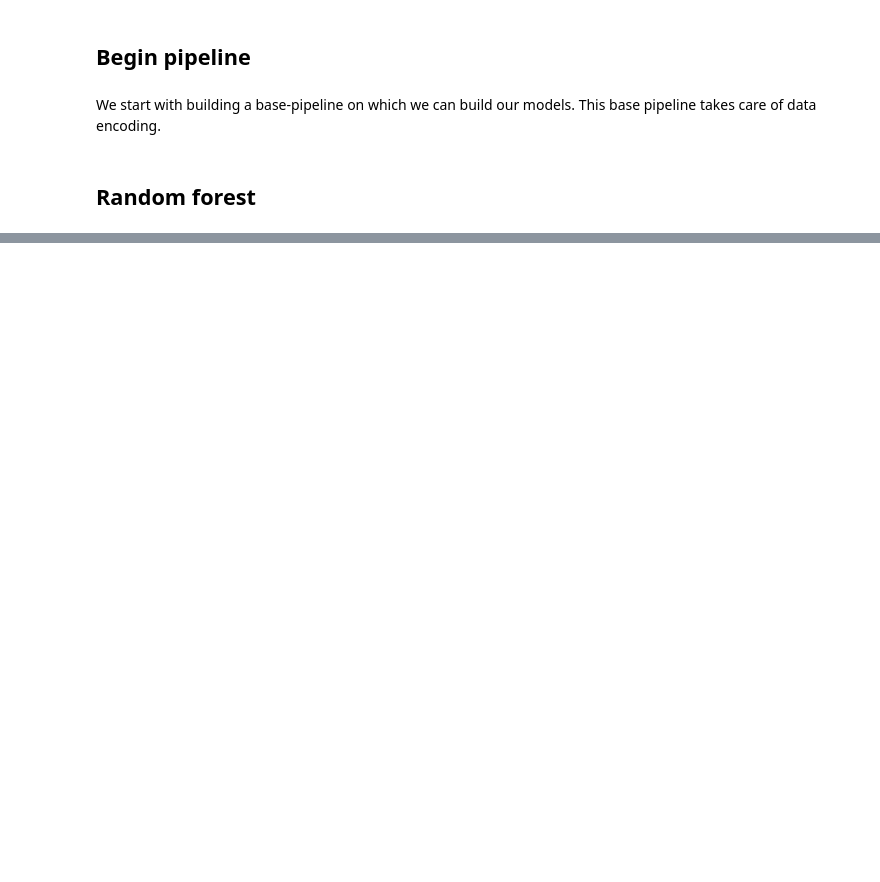
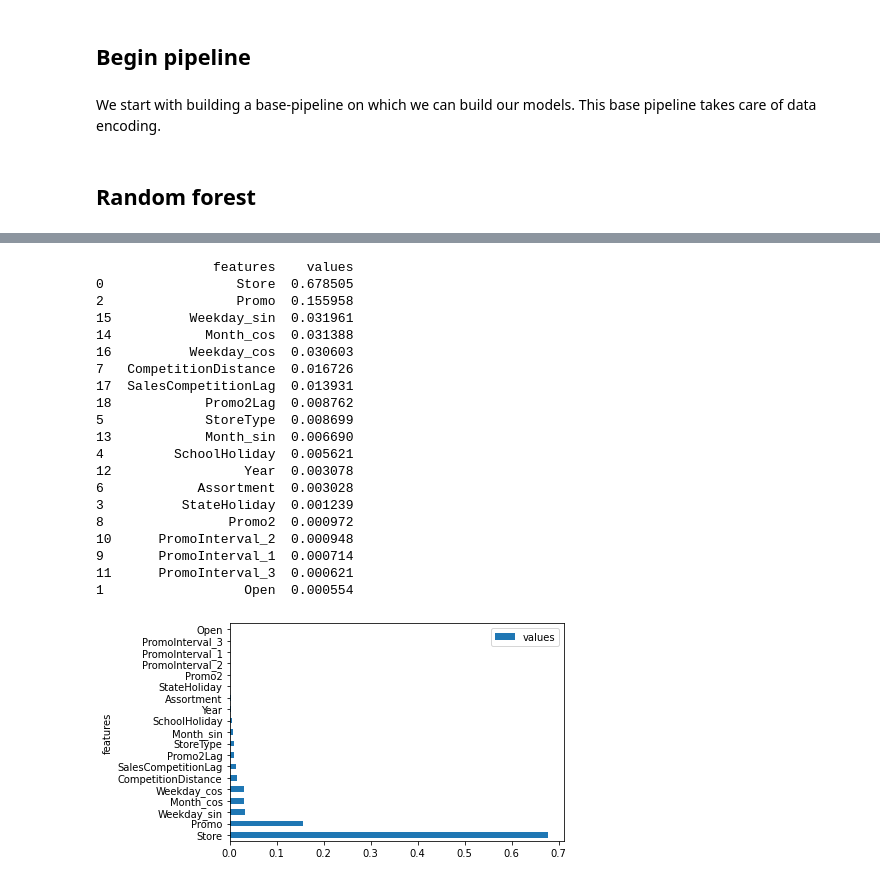
Before and after one commit to cverst/minicomp, a Jupyter notebook: Implementation of pipeline.ipynb, the cells around one changed output, grey strips where cells are left out. Cells and saved outputs as stored; diff of their text form; code cells hidden in the pictures; blank space fills up the shorter version.

```diff
--- a/Implementation of pipeline.ipynb
+++ b/Implementation of pipeline.ipynb
@@ -53,6 +54,10 @@ A value is trying to be set on a copy of a slice from a DataFrame
 
 See the caveats in the documentation: https://pandas.pydata.org/pandas-docs/stable/user_guide/indexing.html#returning-a-view-versus-a-copy
   return super().drop(
+# %%
+mrg = Merger()
+mrg.merge(holdout_data, store_data)
+merged_holdout_data = mrg.merged_data
 # %%
 print(f"We have {len(merged_data)} samples to work with.")
 merged_data.sample(5)
@@ -263,11 +269,13 @@ X_train_clean.sample(10)
 # %% [markdown]
 We start with building a base-pipeline on which we can build our models. This base pipeline takes care of data encoding.
 # %%
-pipe = Pipeline([
-    ("target_encoder", TargetEncoder(cols="Store")),
-    ("ordinal_encoder", OrdinalEncoder(cols=["StateHoliday", "StoreType", "Assortment"])),
-    ("one_hot_encoder", OneHotEncoder(cols=["PromoInterval"])),
-], verbose=True)
+def create_pipeline():
+    pipe = Pipeline([
+        ("target_encoder", TargetEncoder(cols="Store")),
+        ("ordinal_encoder", OrdinalEncoder(cols=["StateHoliday", "StoreType", "Assortment"])),
+        ("one_hot_encoder", OneHotEncoder(cols=["PromoInterval"])),
+    ], verbose=True)
+    return pipe
 # %% [markdown]
 ## Random forest
 # %% [markdown]
@@ -275,12 +282,0 @@ Our first attempt uses a single random forest regressor so that we can get a fir
-# %%
-rfr = RandomForestRegressor(
-    n_estimators=500,
-    max_depth=16,
-    min_samples_split=8,
-    n_jobs=-1,
-    random_state=42,
-)
-
-rfpipe = pipe
-
-rfpipe.steps.append(['rfr', rfr])
@@ -289,3 +282,0 @@ rfpipe.steps.append(['rfr', rfr])
-# %%
-# rfpipe.fit(X_train_clean, y_train)
-rfpipe.fit(X_train_clean.drop(labels=["Week_sin", "Week_cos"], axis=1), y_train)
@@ -369,0 +356,32 @@ importances.set_index("features").sort_values(by="values", ascending=False).plot
+# %%
+importances = pd.DataFrame({
+    "features": best_model.steps[3][1].feature_names_in_,
+    "values": best_model.steps[3][1].feature_importances_,
+})
+
+print(importances.sort_values(by="values", ascending=False))
+
+importances.set_index("features").sort_values(by="values", ascending=False).plot.barh()
+plt.show()
+# %% [output]
+               features    values
+0                 Store  0.678505
+2                 Promo  0.155958
+15          Weekday_sin  0.031961
+14            Month_cos  0.031388
+16          Weekday_cos  0.030603
+7   CompetitionDistance  0.016726
+17  SalesCompetitionLag  0.013931
+18            Promo2Lag  0.008762
+5             StoreType  0.008699
+13            Month_sin  0.006690
+4         SchoolHoliday  0.005621
+12                 Year  0.003078
+6            Assortment  0.003028
+3          StateHoliday  0.001239
+8                Promo2  0.000972
+10      PromoInterval_2  0.000948
+9       PromoInterval_1  0.000714
+11      PromoInterval_3  0.000621
+1                  Open  0.000554
+[figure, added]
```
Also changed, not shown: parts of 41 cells of this notebook, 3 other files.
